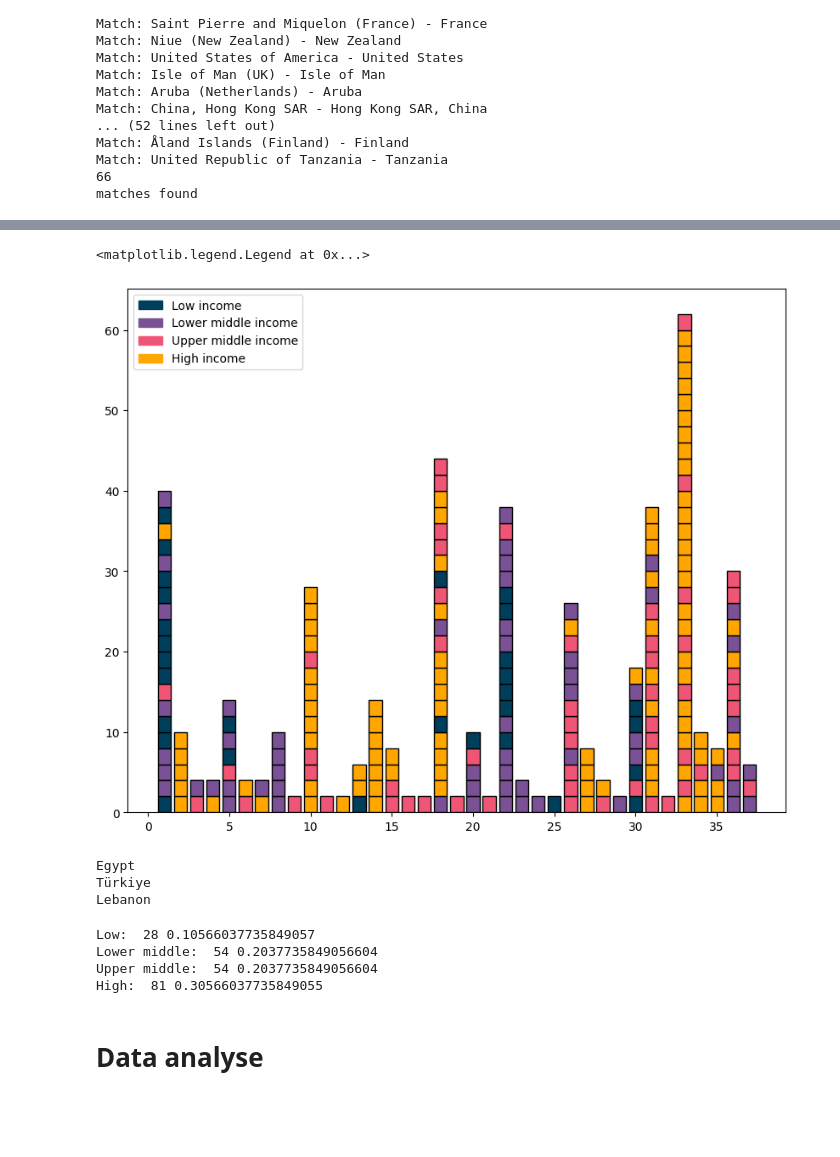
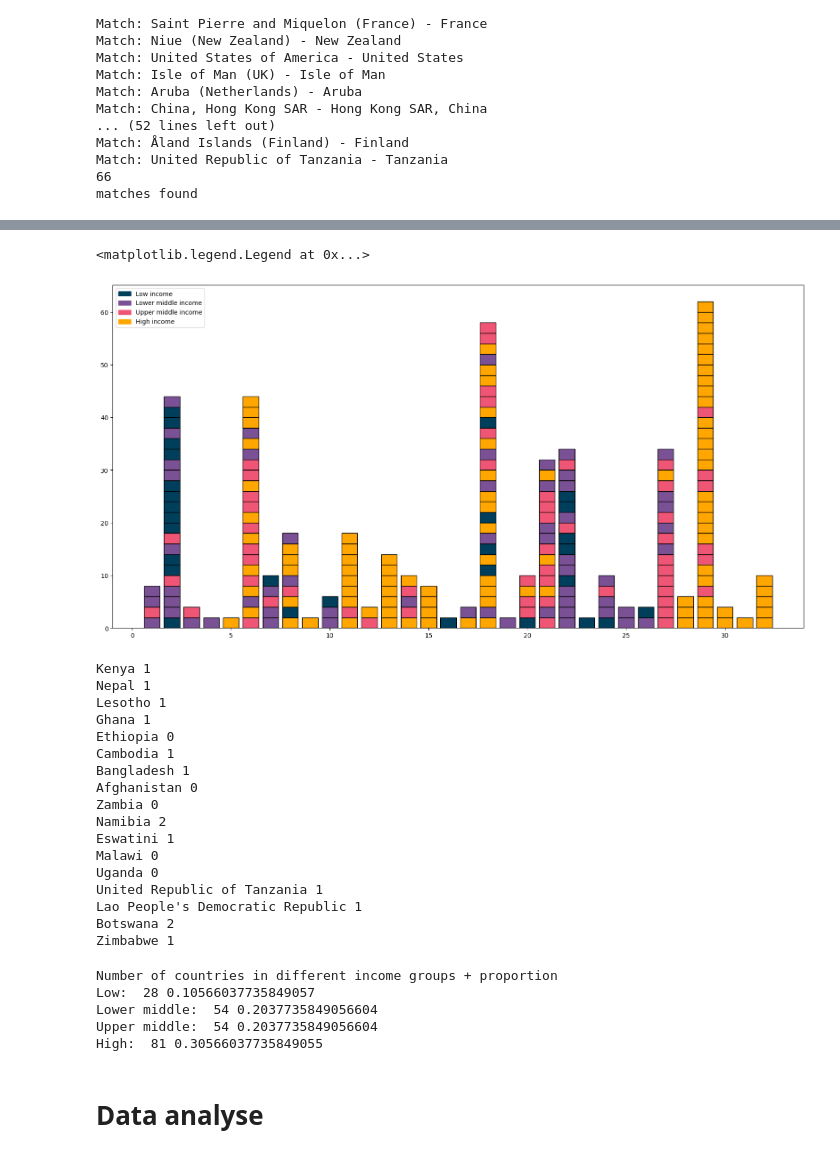
Before and after one commit to gustavn19/Fagprojekt, a Jupyter notebook: gn.ipynb, the cells around one changed output, grey strips where cells are left out. Drawn from its saved outputs; the diff is of its cells as text; code cells hidden in the pictures; blank space fills up the shorter version.

Commit message:
Updated similarity and louvain parameter opti

```diff
--- a/gn.ipynb
+++ b/gn.ipynb
@@ -301,0 +343,22 @@ plt.show()
+# %%
+j=0
+scores=np.zeros(9)
+for g in range(8):
+    comms = louvain_communities(G,weight="weight",resolution=resolution[res_op])
+    unique_coms = np.unique(list(comms))
+    i=1
+    communities={}
+    for community in comms:
+        print("c",i)
+        com_countries = []
+        for c in community:
+            print(countries_swap[c])
+            com_countries.append(c)
+        communities[i] = com_countries
+        i=i+1
+    for com in communities.values():
+        if len(com)==1:
+            scores[j]+=1
+        elif len(com)>=30:
+            scores[j]+=len(com)-29
+    j+=1
@@ -302,13 +387,15 @@ plt.show()
 # %%
+comms = louvain_communities(G,weight="weight",resolution=1.1,seed=69)
+unique_coms = np.unique(list(comms))
 i=1
 communities={}
 for community in comms:
-    print("c",i)
-    com_countries = []
-    for c in community:
-        print(countries_swap[c])
-        com_countries.append(c)
-    communities[i] = com_countries
-    i=i+1
+        print("c",i)
+        com_countries = []
+        for c in community:
+            print(countries_swap[c])
+            com_countries.append(c)
+        communities[i] = com_countries
+        i=i+1
 # %% [output]
 c 1
@@ -522,7 +609,3 @@ def check_income(community):
     range = max(com_income)-min(com_income)
     std = np.std(com_income)
     return range, std
-# %%
-c1 = [countries["Denmark"],countries["Sweden"]]
-for i in range(len(communities)):
-    print(check_income(communities[i+1]))
@@ -548,50 +613,66 @@ for i in range(len(communities)):
 import matplotlib.pyplot as plt
 import matplotlib.patches as mpatches
 colors = ['b', 'g', 'r', 'c', 'm', 'y', 'k', 'n','b', 'g', 'r', 'c', 'm', 'y', 'k', 'n','b', 'g', 'r', 'c', 'm', 'y', 'k', 'n','b', 'g', 'r', 'c', 'm', 'y', 'k', 'w','b', 'g', 'r', 'c', 'm', 'y', 'k', 'w','b', 'g', 'r', 'c', 'm', 'y', 'k', 'w']
-plt.figure(figsize=(10, 8))
+plt.figure(figsize=(20, 10))
 for j in range(len(communities)):
     for i in range(len(communities[j+1])):
         if i == 0:
             if countries_income_dic[communities[j+1][i]] == 0:
                 plt.bar(j+1, 2, color="#003f5c",width=0.8,edgecolor="#000000")
             elif countries_income_dic[communities[j+1][i]] == 1:
                 plt.bar(j+1, 2, color="#7a5195",width=0.8,edgecolor="#000000")
             elif countries_income_dic[communities[j+1][i]] == 2:
                 plt.bar(j+1, 2, color="#ef5675",width=0.8,edgecolor="#000000")
             elif countries_income_dic[communities[j+1][i]] == 3:
                 plt.bar(j+1, 2, color="#ffa600",width=0.8,edgecolor="#000000")
             h=2
         else:
             if countries_income_dic[communities[j+1][i]] == 0:
                 plt.bar(j+1, 2, bottom=h, color="#003f5c",width=0.8,edgecolor="#000000")
             elif countries_income_dic[communities[j+1][i]] == 1:
                 plt.bar(j+1, 2, bottom=h, color="#7a5195",width=0.8,edgecolor="#000000")
             elif countries_income_dic[communities[j+1][i]] == 2:
                 plt.bar(j+1, 2, bottom=h, color="#ef5675",width=0.8,edgecolor="#000000")
             elif countries_income_dic[communities[j+1][i]] == 3:
                 plt.bar(j+1, 2, bottom=h, color="#ffa600",width=0.8,edgecolor="#000000")
             h=h+2
 pop_a = mpatches.Patch(color='#003f5c', label="Low income")
 pop_b = mpatches.Patch(color='#7a5195', label="Lower middle income")
 pop_c = mpatches.Patch(color='#ef5675', label="Upper middle income")
 pop_d = mpatches.Patch(color='#ffa600', label='High income')
 plt.legend(handles=[pop_a,pop_b,pop_c,pop_d])
 # %% [output]
 <matplotlib.legend.Legend at 0x...>
-[figure, old version]
+[figure, new version]
 # %%
-for c in communities[37]:
-    print(countries_swap[c])
+for c in communities[22]:
+    print(countries_swap[c],countries_income_dic[c])
 # %% [output]
-Egypt
-Türkiye
-Lebanon
+Kenya 1
+Nepal 1
+Lesotho 1
+Ghana 1
+Ethiopia 0
+Cambodia 1
+Bangladesh 1
+Afghanistan 0
+Zambia 0
+Namibia 2
+Eswatini 1
+Malawi 0
+Uganda 0
+United Republic of Tanzania 1
+Lao People's Democratic Republic 1
+Botswana 2
+Zimbabwe 1
 # %%
+print("Number of countries in different income groups + proportion")
 print("Low: ",income_groups.count("Low income"),income_groups.count("Low income")/len(income_groups))
 print("Lower middle: ",income_groups.count("Lower middle income"),income_groups.count("Lower middle income")/len(income_groups))
 print("Upper middle: ",income_groups.count("Upper middle income"),income_groups.count("Upper middle income")/len(income_groups))
 print("High: ",income_groups.count("High income"),income_groups.count("High income")/len(income_groups))
 # %% [output]
+Number of countries in different income groups + proportion
 Low:  28 0.10566037735849057
 Lower middle:  54 0.2037735849056604
 Upper middle:  54 0.2037735849056604
```
Also changed, not shown: parts of 11 cells of this notebook.
